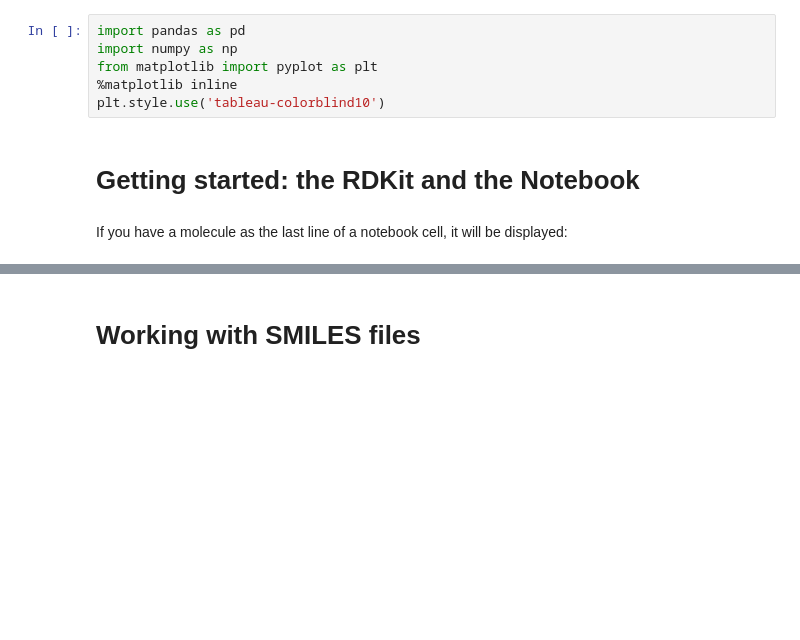
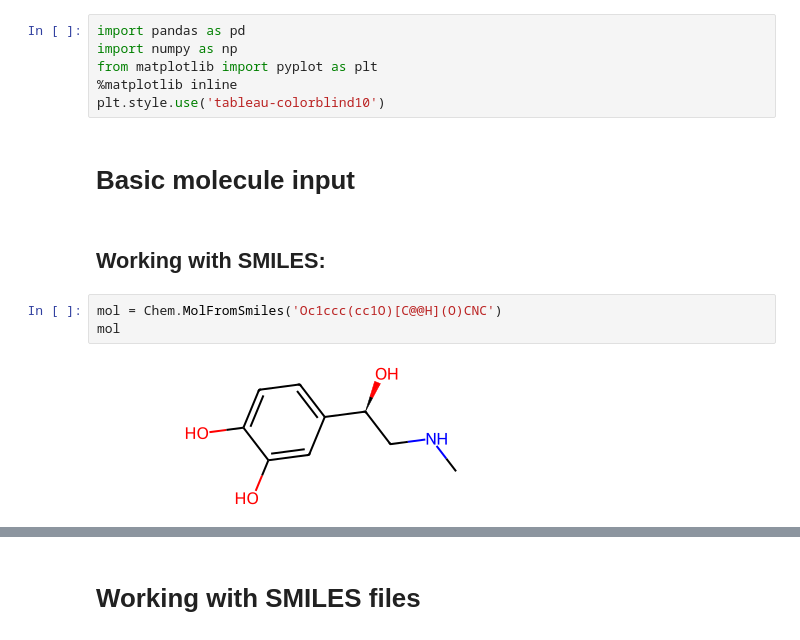
Before and after one commit to greglandrum/aisem23, a Jupyter notebook: Chemical_Data_Science/Intro to Chemical Data Science.ipynb, the cells around one changed output, grey strips where cells are left out. Drawn from its saved outputs; the diff is of its cells as text; blank space fills up the shorter version.

```diff
--- a/Chemical_Data_Science/Intro to Chemical Data Science.ipynb
+++ b/Chemical_Data_Science/Intro to Chemical Data Science.ipynb
@@ -14,7 +14,12 @@ import numpy as np
 from matplotlib import pyplot as plt
 %matplotlib inline
 plt.style.use('tableau-colorblind10')
-# %% [markdown]
-# Getting started: the RDKit and the Notebook
-# %% [markdown]
-If you have a molecule as the last line of a notebook cell, it will be displayed:
+# %% [markdown]
+# Basic molecule input
+# %% [markdown]
+## Working with SMILES:
+# %%
+mol = Chem.MolFromSmiles('Oc1ccc(cc1O)[C@@H](O)CNC')
+mol
+# %% [output]
+[figure, added]
```
Also changed, not shown: parts of 80 cells of this notebook, 3 other files.
